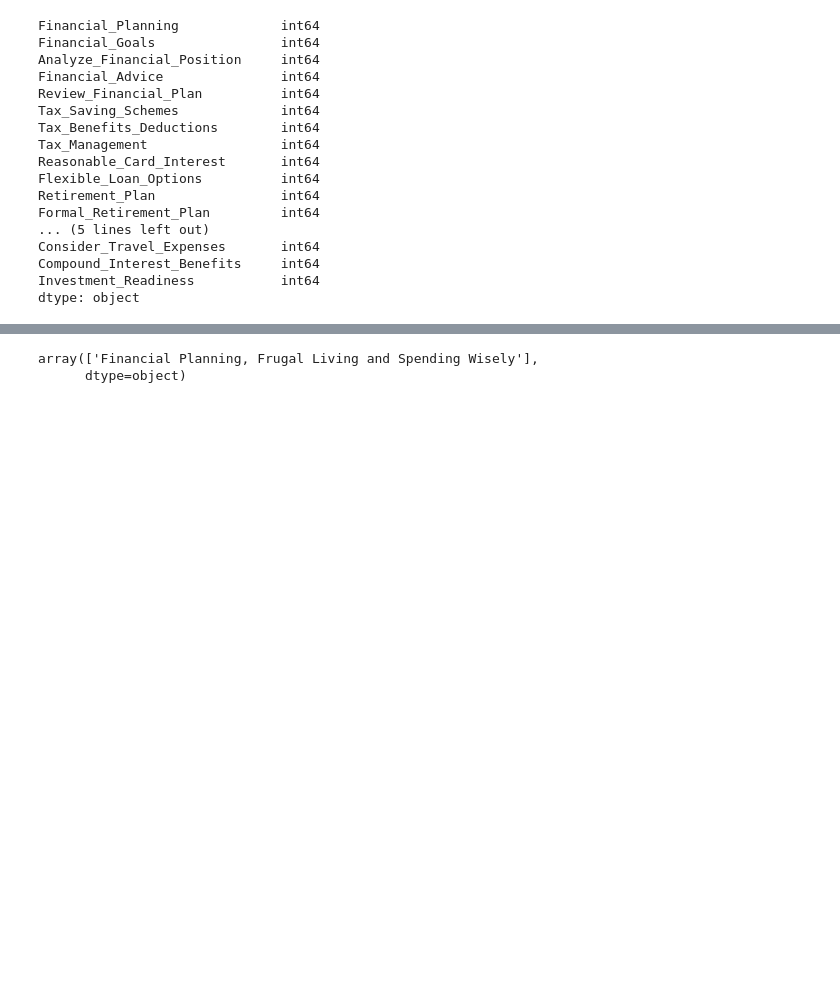
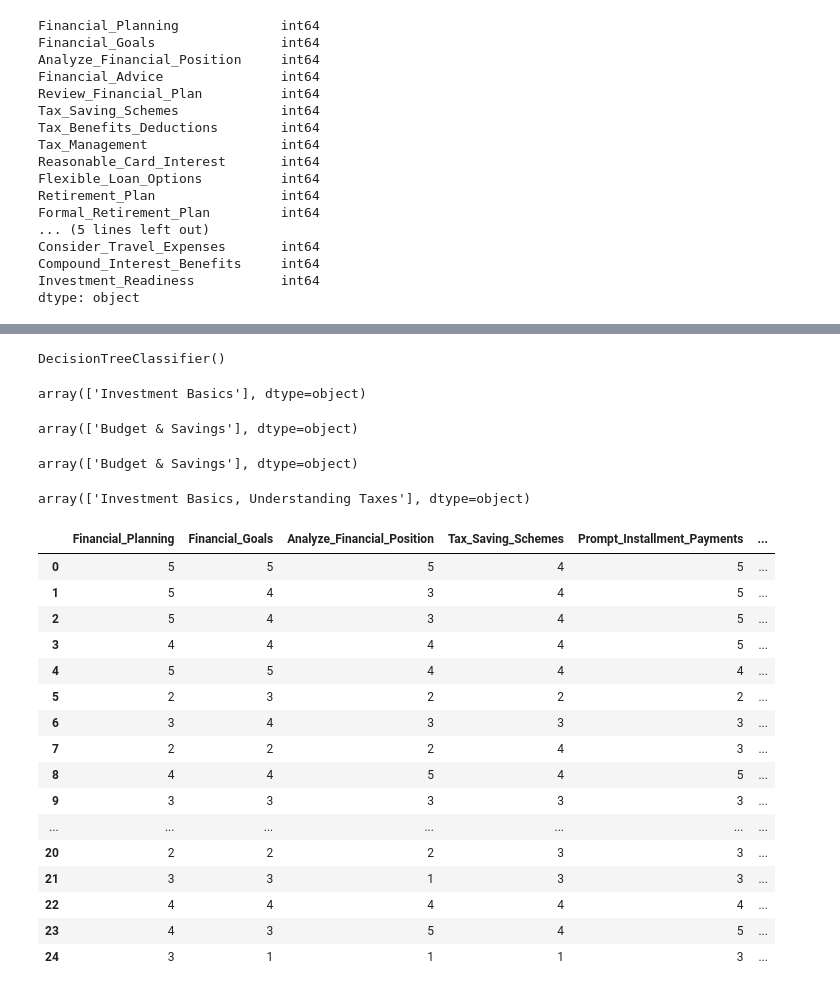
Before and after one commit to christiandarvs/SmartCents-Algorithm, a Jupyter notebook: smartcents.ipynb, the cells around one changed output, grey strips where cells are left out. Cells and saved outputs as stored; diff of their text form; code cells hidden in the pictures; blank space fills up the shorter version.

```diff
--- a/smartcents.ipynb
+++ b/smartcents.ipynb
@@ -380,6 +407,43 @@ topic_mapping
+# %%
+rfc.fit(X_train, y_train)
+svc.fit(X_train, y_train)
+knn.fit(X_train, y_train)
+dtc.fit(X_train, y_train)
+# %% [output]
+DecisionTreeClassifier()
 # %%
-gg = model1.predict(new_data)
-gg
+rfc.predict(new_data)
 # %% [output]
-array(['Financial Planning, Frugal Living and Spending Wisely'],
-      dtype=object)
+array(['Investment Basics'], dtype=object)
+# %%
+svc.predict(new_data)
+# %% [output]
+array(['Budget & Savings'], dtype=object)
+# %%
+knn.predict(new_data)
+# %% [output]
+array(['Budget & Savings'], dtype=object)
+# %%
+dtc.predict(new_data)
+# %% [output]
+array(['Investment Basics, Understanding Taxes'], dtype=object)
+# %%
+data.head(25)
+# %% [output]
+|  | Financial_Planning | Financial_Goals | Analyze_Financial_Position | Tax_Saving_Schemes | Prompt_Installment_Payments | ... |
+| 0 | 5 | 5 | 5 | 4 | 5 | ... |
+| 1 | 5 | 4 | 3 | 4 | 5 | ... |
+| 2 | 5 | 4 | 3 | 4 | 5 | ... |
+| 3 | 4 | 4 | 4 | 4 | 5 | ... |
+| 4 | 5 | 5 | 4 | 4 | 4 | ... |
+| 5 | 2 | 3 | 2 | 2 | 2 | ... |
+| 6 | 3 | 4 | 3 | 3 | 3 | ... |
+| 7 | 2 | 2 | 2 | 4 | 3 | ... |
+| 8 | 4 | 4 | 5 | 4 | 5 | ... |
+| 9 | 3 | 3 | 3 | 3 | 3 | ... |
+| ... | ... | ... | ... | ... | ... | ... |
+| 20 | 2 | 2 | 2 | 3 | 3 | ... |
+| 21 | 3 | 3 | 1 | 3 | 3 | ... |
+| 22 | 4 | 4 | 4 | 4 | 4 | ... |
+| 23 | 4 | 3 | 5 | 4 | 5 | ... |
+| 24 | 3 | 1 | 1 | 1 | 3 | ... |
```
Also changed, not shown: parts of 15 cells of this notebook, 2 other files.
